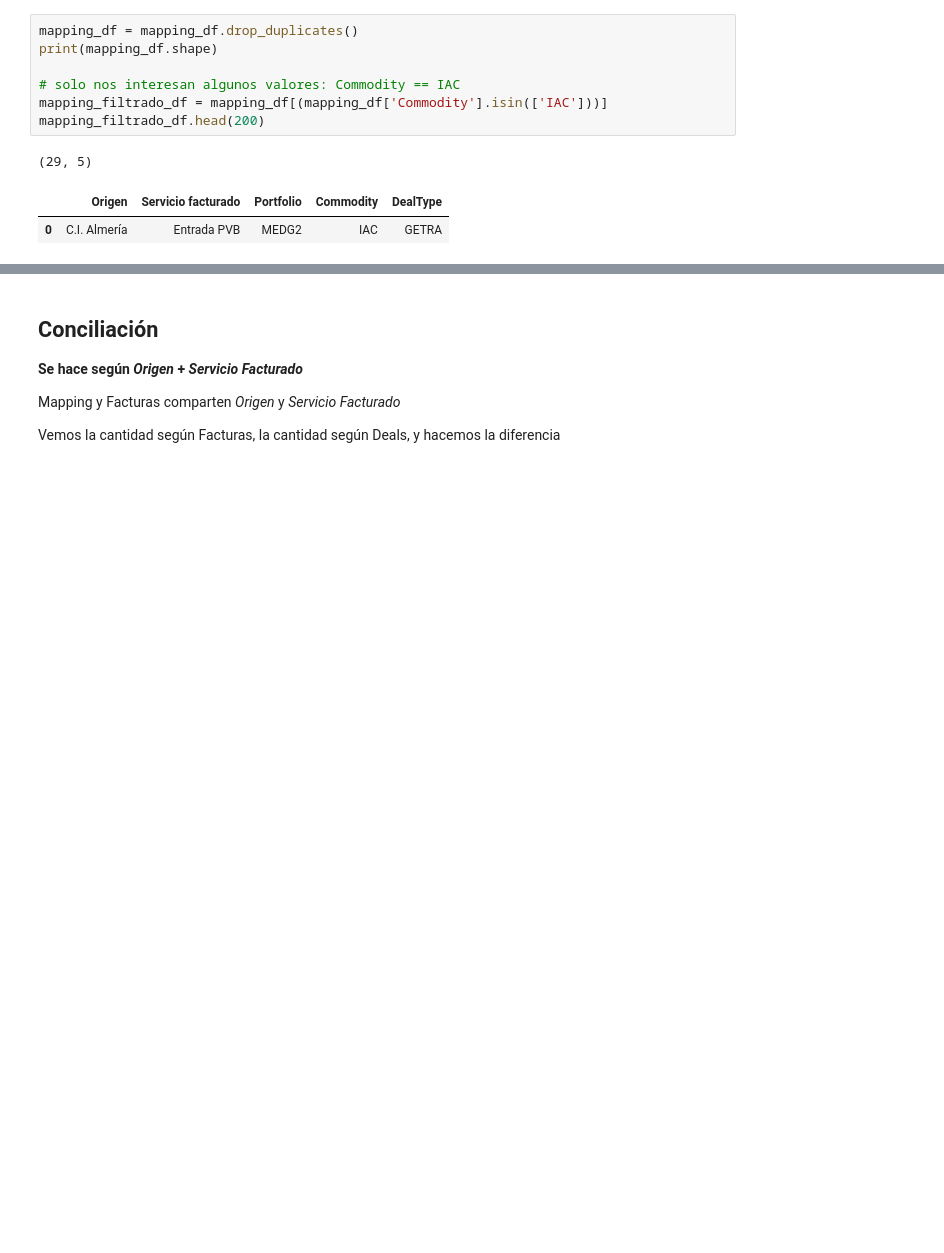
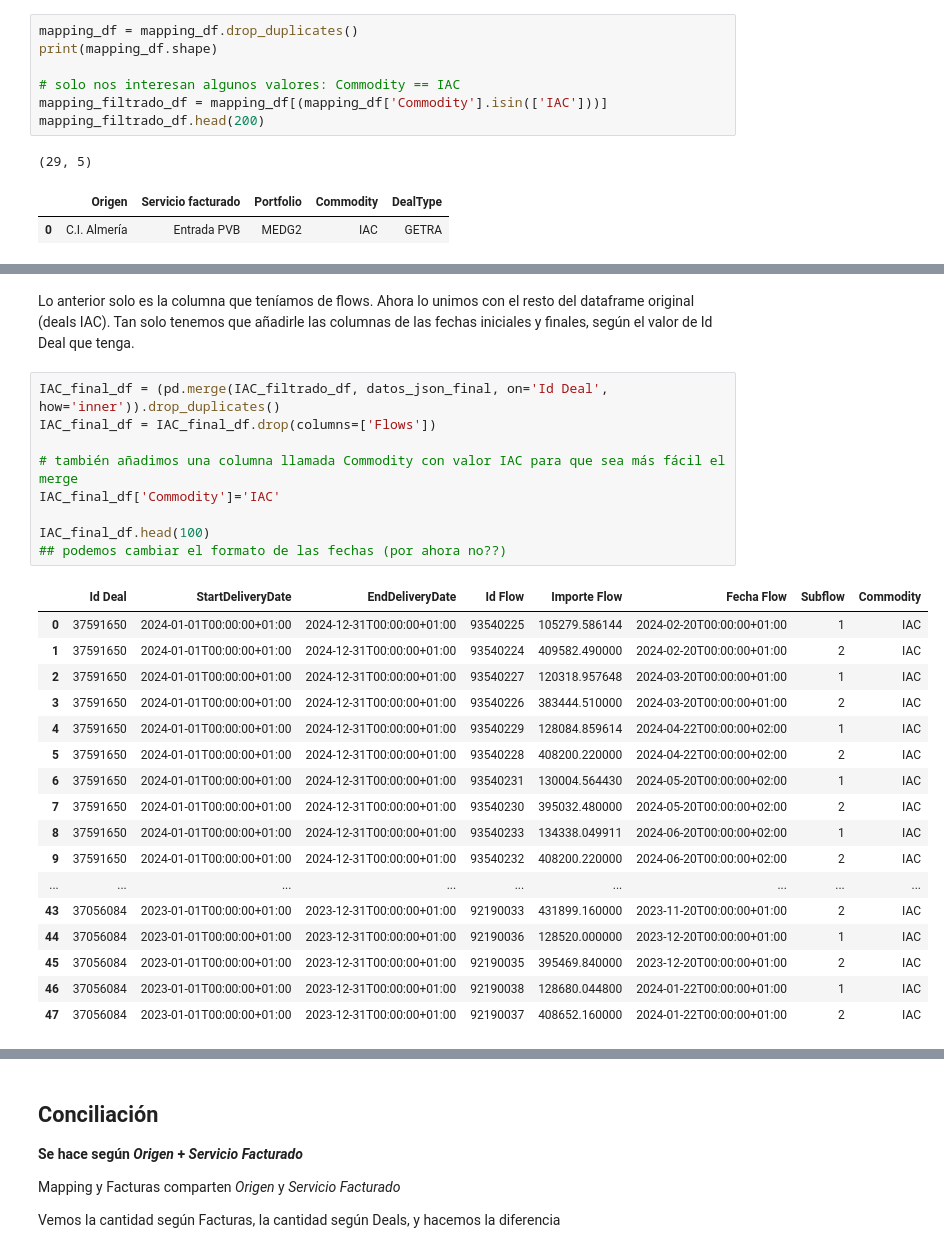
Before and after one commit to kikekzm/Data-Projects, a Jupyter notebook: ENGIE-Caso/Caso-Engie-Tips.ipynb, the cells around one changed output, grey strips where cells are left out. Saved outputs shown, nothing was run; the diff lists cells and outputs as text; blank space fills up the shorter version.

```diff
--- a/ENGIE-Caso/Caso-Engie-Tips.ipynb
+++ b/ENGIE-Caso/Caso-Engie-Tips.ipynb
@@ -120,0 +165,29 @@ AttributeError: 'str' object has no attribute 'get'
+# %% [markdown]
+Lo anterior solo es la columna que teníamos de flows. Ahora lo unimos con el resto del dataframe original (deals IAC). Tan solo tenemos que añadirle las columnas de las fechas iniciales y finales, según el valor de Id Deal que tenga.
+# %%
+IAC_final_df = (pd.merge(IAC_filtrado_df, datos_json_final, on='Id Deal', how='inner')).drop_duplicates()
+IAC_final_df = IAC_final_df.drop(columns=['Flows'])
+
+# también añadimos una columna llamada Commodity con valor IAC para que sea más fácil el merge
+IAC_final_df['Commodity']='IAC'
+
+IAC_final_df.head(100)
+## podemos cambiar el formato de las fechas (por ahora no??)
+# %% [output]
+|  | Id Deal | StartDeliveryDate | EndDeliveryDate | Id Flow | Importe Flow | Fecha Flow | Subflow | Commodity |
+| 0 | 37591650 | 2024-01-01T00:00:00+01:00 | 2024-12-31T00:00:00+01:00 | 93540225 | 105279.586144 | 2024-02-20T00:00:00+01:00 | 1 | IAC |
+| 1 | 37591650 | 2024-01-01T00:00:00+01:00 | 2024-12-31T00:00:00+01:00 | 93540224 | 409582.490000 | 2024-02-20T00:00:00+01:00 | 2 | IAC |
+| 2 | 37591650 | 2024-01-01T00:00:00+01:00 | 2024-12-31T00:00:00+01:00 | 93540227 | 120318.957648 | 2024-03-20T00:00:00+01:00 | 1 | IAC |
+| 3 | 37591650 | 2024-01-01T00:00:00+01:00 | 2024-12-31T00:00:00+01:00 | 93540226 | 383444.510000 | 2024-03-20T00:00:00+01:00 | 2 | IAC |
+| 4 | 37591650 | 2024-01-01T00:00:00+01:00 | 2024-12-31T00:00:00+01:00 | 93540229 | 128084.859614 | 2024-04-22T00:00:00+02:00 | 1 | IAC |
+| 5 | 37591650 | 2024-01-01T00:00:00+01:00 | 2024-12-31T00:00:00+01:00 | 93540228 | 408200.220000 | 2024-04-22T00:00:00+02:00 | 2 | IAC |
+| 6 | 37591650 | 2024-01-01T00:00:00+01:00 | 2024-12-31T00:00:00+01:00 | 93540231 | 130004.564430 | 2024-05-20T00:00:00+02:00 | 1 | IAC |
+| 7 | 37591650 | 2024-01-01T00:00:00+01:00 | 2024-12-31T00:00:00+01:00 | 93540230 | 395032.480000 | 2024-05-20T00:00:00+02:00 | 2 | IAC |
+| 8 | 37591650 | 2024-01-01T00:00:00+01:00 | 2024-12-31T00:00:00+01:00 | 93540233 | 134338.049911 | 2024-06-20T00:00:00+02:00 | 1 | IAC |
+| 9 | 37591650 | 2024-01-01T00:00:00+01:00 | 2024-12-31T00:00:00+01:00 | 93540232 | 408200.220000 | 2024-06-20T00:00:00+02:00 | 2 | IAC |
+| ... | ... | ... | ... | ... | ... | ... | ... | ... |
+| 43 | 37056084 | 2023-01-01T00:00:00+01:00 | 2023-12-31T00:00:00+01:00 | 92190033 | 431899.160000 | 2023-11-20T00:00:00+01:00 | 2 | IAC |
+| 44 | 37056084 | 2023-01-01T00:00:00+01:00 | 2023-12-31T00:00:00+01:00 | 92190036 | 128520.000000 | 2023-12-20T00:00:00+01:00 | 1 | IAC |
+| 45 | 37056084 | 2023-01-01T00:00:00+01:00 | 2023-12-31T00:00:00+01:00 | 92190035 | 395469.840000 | 2023-12-20T00:00:00+01:00 | 2 | IAC |
+| 46 | 37056084 | 2023-01-01T00:00:00+01:00 | 2023-12-31T00:00:00+01:00 | 92190038 | 128680.044800 | 2024-01-22T00:00:00+01:00 | 1 | IAC |
+| 47 | 37056084 | 2023-01-01T00:00:00+01:00 | 2023-12-31T00:00:00+01:00 | 92190037 | 408652.160000 | 2024-01-22T00:00:00+01:00 | 2 | IAC |
```
Also changed, not shown: parts of 12 cells of this notebook.
